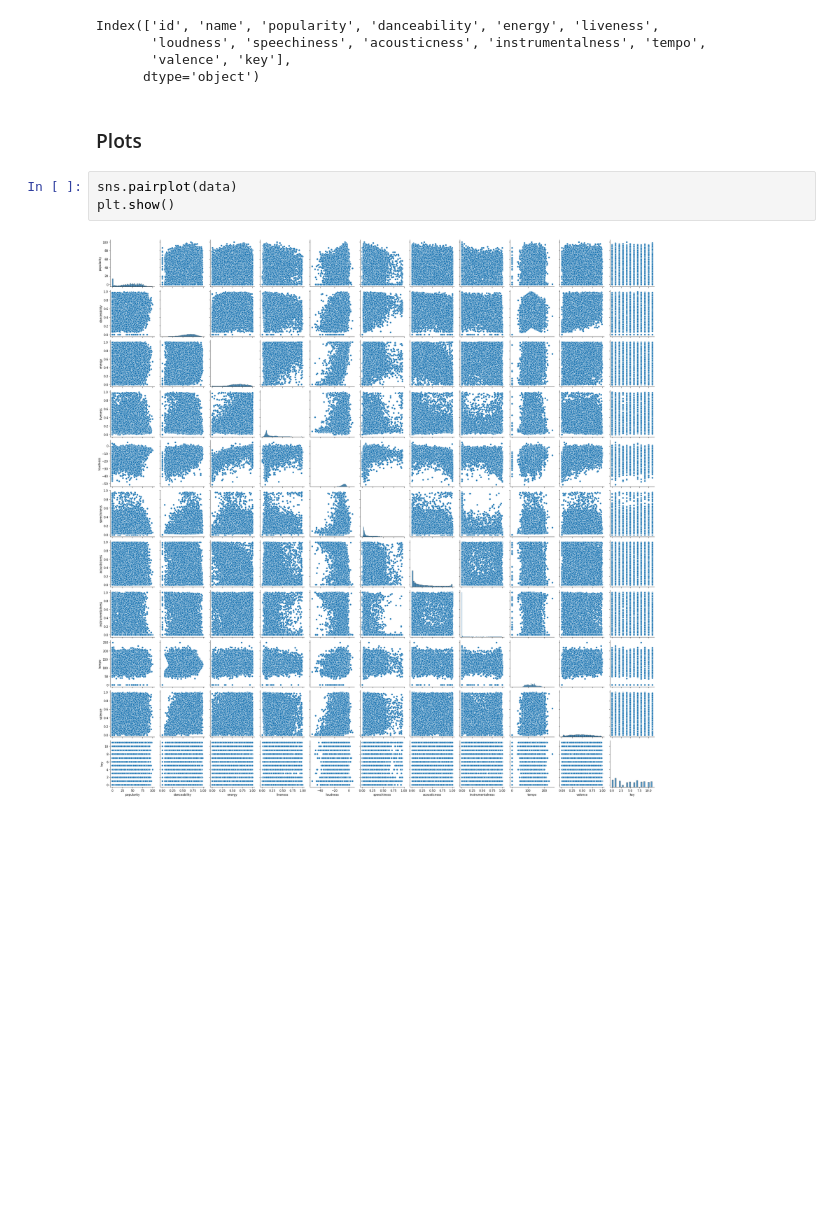
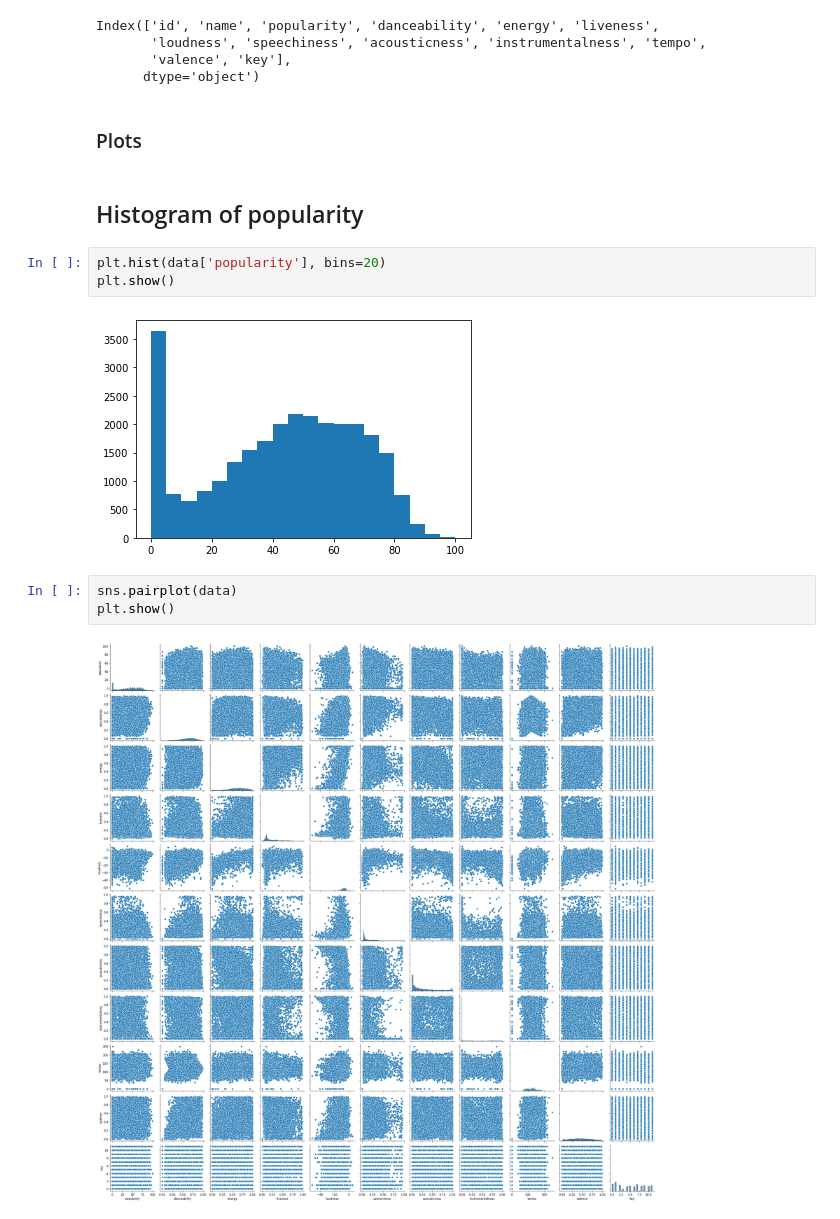
Before and after one commit to dominikglandorf/spotify-analysis, a Jupyter notebook: exp/002_exploratory_analysis.ipynb, the cells around one changed output. Cells and saved outputs as stored; diff of their text form; blank space fills up the shorter version.

```diff
--- a/exp/002_exploratory_analysis.ipynb
+++ b/exp/002_exploratory_analysis.ipynb
@@ -35,6 +35,13 @@ Index(['id', 'name', 'popularity', 'danceability', 'energy', 'liveness',
       dtype='object')
 # %% [markdown]
 ### Plots
+# %% [markdown]
+## Histogram of popularity
+# %%
+plt.hist(data['popularity'], bins=20)
+plt.show()
+# %% [output]
+[figure, added]
 # %%
 sns.pairplot(data)
 plt.show()
```
Also changed, not shown: parts of 3 cells of this notebook, 2 other files.
